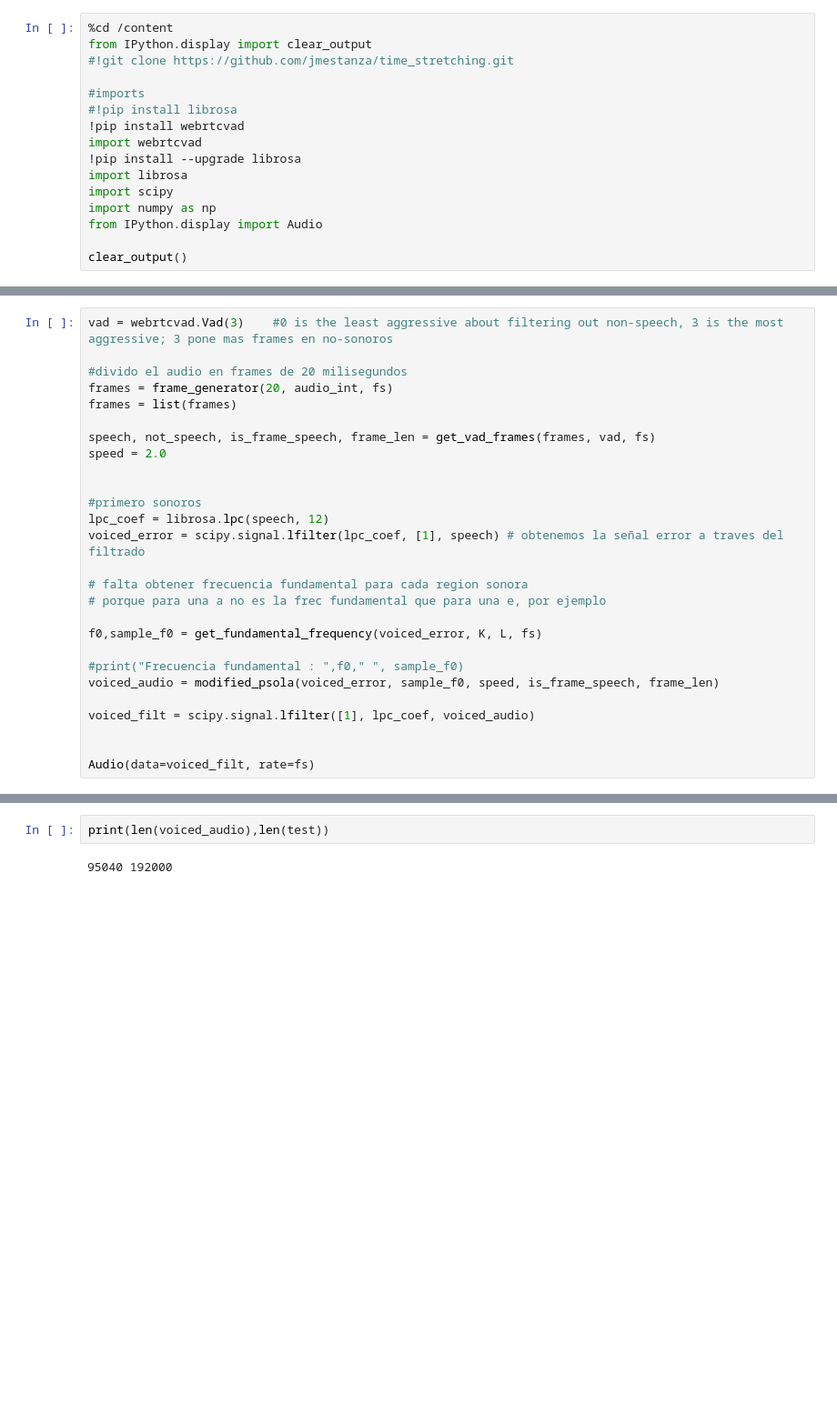
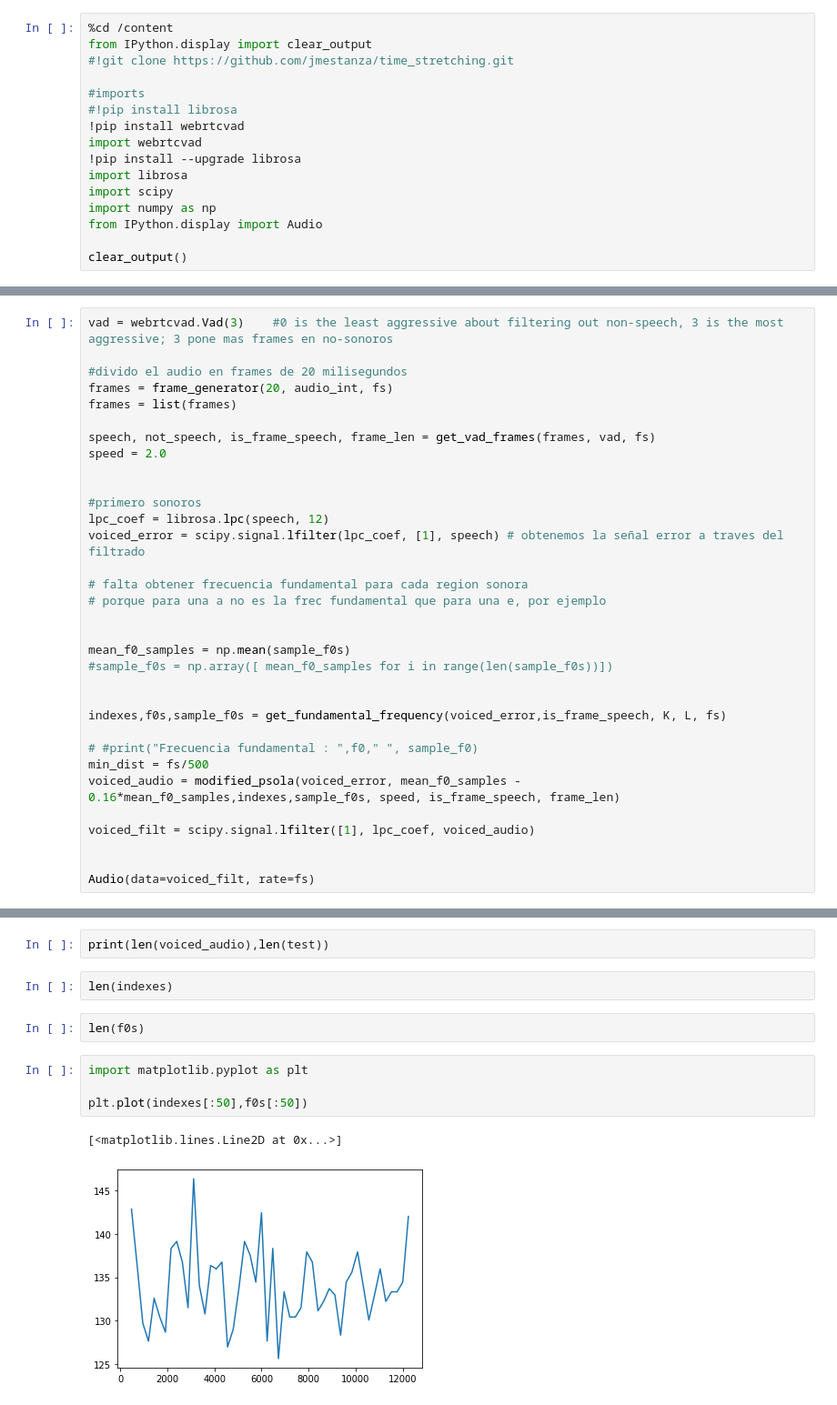
Before and after one commit to jmestanza/time_stretching, a Jupyter notebook: code/speed_upV2.ipynb, the cells around one changed output, grey strips where cells are left out. Shown at 91% size. Drawn from its saved outputs; the diff is of its cells as text; blank space fills up the shorter version.

```diff
--- a/code/speed_upV2.ipynb
+++ b/code/speed_upV2.ipynb
@@ -76,10 +75,16 @@ voiced_error = scipy.signal.lfilter(lpc_coef, [1], speech) # obtenemos la señal
 # falta obtener frecuencia fundamental para cada region sonora
 # porque para una a no es la frec fundamental que para una e, por ejemplo
 
-f0,sample_f0 = get_fundamental_frequency(voiced_error, K, L, fs)
 
-#print("Frecuencia fundamental : ",f0," ", sample_f0)
-voiced_audio = modified_psola(voiced_error, sample_f0, speed, is_frame_speech, frame_len)
+mean_f0_samples = np.mean(sample_f0s)
+#sample_f0s = np.array([ mean_f0_samples for i in range(len(sample_f0s))])
+
+
+indexes,f0s,sample_f0s = get_fundamental_frequency(voiced_error,is_frame_speech, K, L, fs)
+
+# #print("Frecuencia fundamental : ",f0," ", sample_f0)
+min_dist = fs/500
+voiced_audio = modified_psola(voiced_error, mean_f0_samples - 0.16*mean_f0_samples,indexes,sample_f0s, speed, is_frame_speech, frame_len)
 
 voiced_filt = scipy.signal.lfilter([1], lpc_coef, voiced_audio)
 
@@ -89,5 +94,14 @@ Audio(data=voiced_filt, rate=fs)
 [interactive output not drawn]
 # %%
 print(len(voiced_audio),len(test))
-# %% [output]
-95040 192000
+# %%
+len(indexes)
+# %%
+len(f0s)
+# %%
+import matplotlib.pyplot as plt
+
+plt.plot(indexes[:50],f0s[:50])
+# %% [output]
+[<matplotlib.lines.Line2D at 0x...>]
+[figure, added]
```
Also changed, not shown: parts of 3 cells of this notebook.
